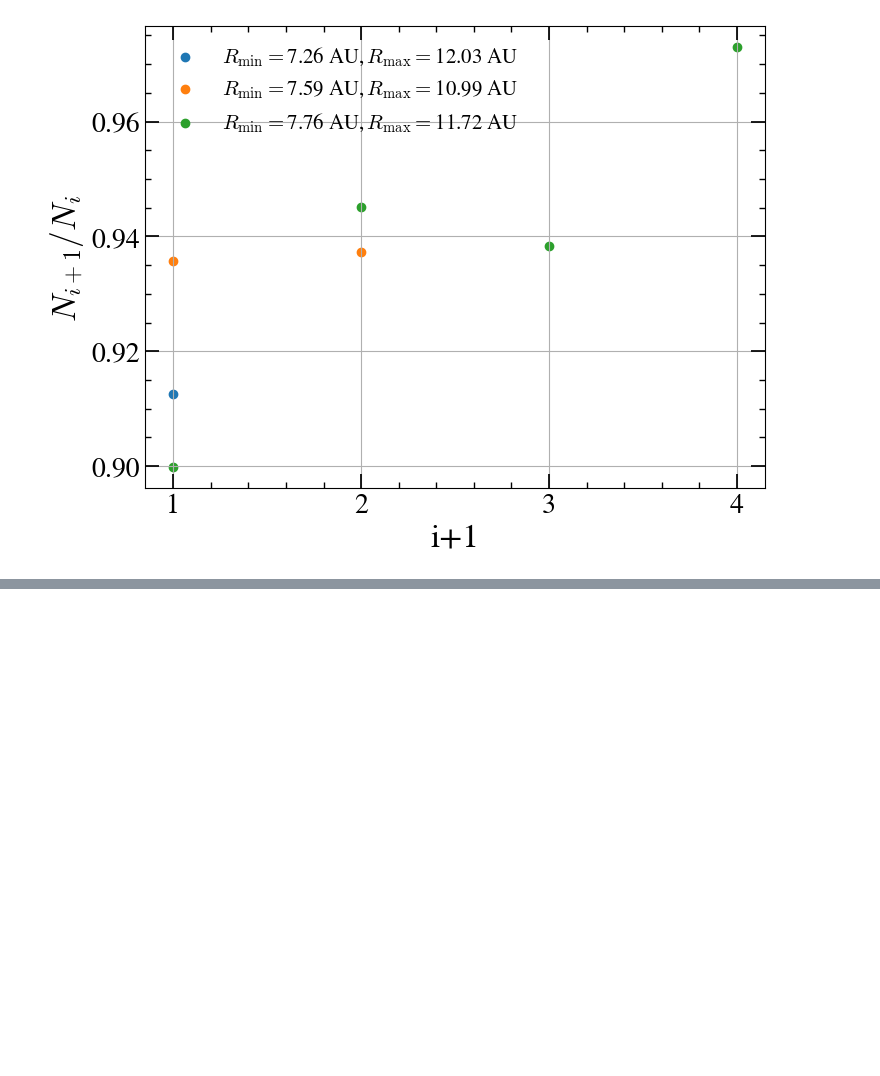
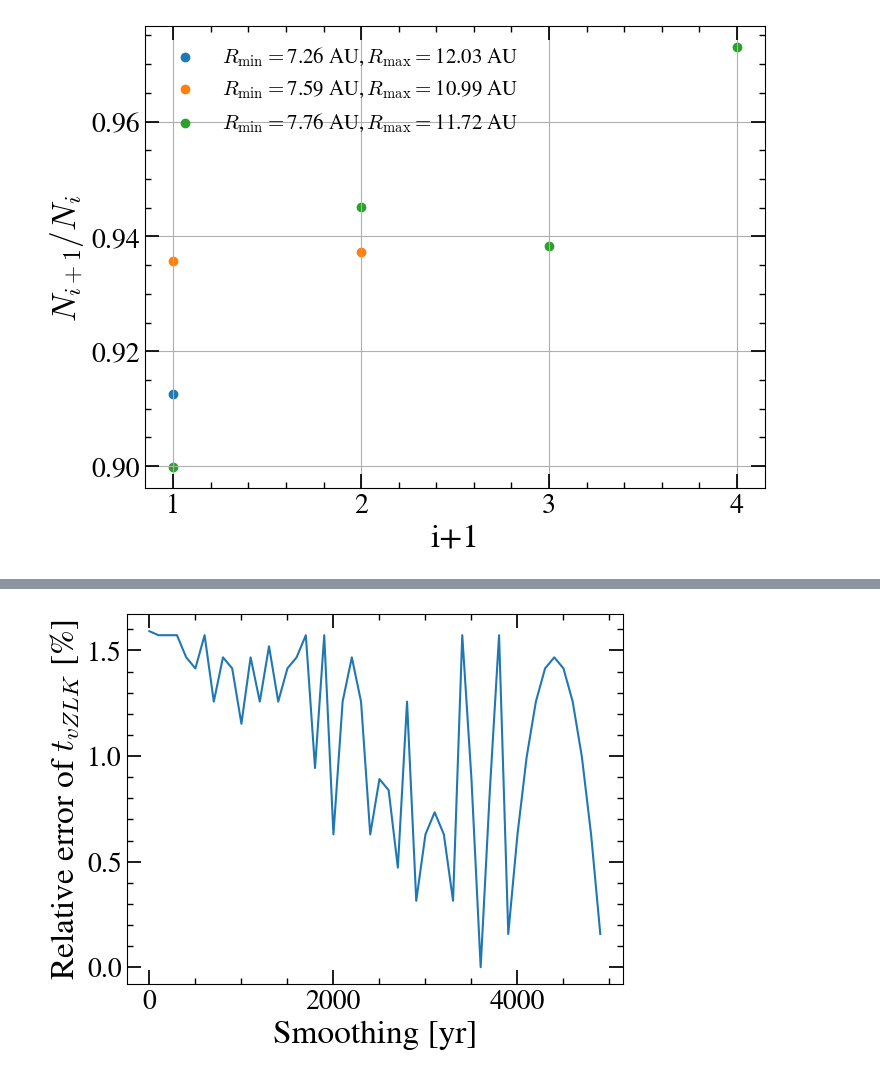
Before and after one commit to LucasPouw/amuse-KL, a Jupyter notebook: plotting/initial_mass.ipynb, the cells around one changed output, grey strips where cells are left out. Saved outputs shown, nothing was run; the diff lists cells and outputs as text; code cells hidden in the pictures; blank space fills up the shorter version.

Commit message:
Empirical vZLK calculations using periodogram

```diff
--- a/plotting/initial_mass.ipynb
+++ b/plotting/initial_mass.ipynb
@@ -188,0 +319,21 @@ plt.show()
+# %%
+t_expected = 47.7 * 1e3 #yr
+
+Ns = np.arange(5000,step=100)
+rel_errs = []
+for N in Ns:
+    if N == 0:
+        N = 1
+    freq_peaks = incl_periodogram(N, False)
+    t_emp = 1/freq_peaks[0]
+    rel_err = ((t_emp - t_expected)/t_expected)*100
+    rel_errs.append(rel_err)
+    # print(f"We find a vZLK timescale of {t_emp} yr")
+    # print(f'That is a relative error of {((t_emp - t_expected)/t_expected)*100:.2f}%')
+
+plt.plot(Ns,rel_errs)
+plt.ylabel(r'Relative error of $t_{vZLK}$ [%]')
+plt.xlabel(f'Smoothing [yr]')
+plt.show()
+# %% [output]
+[figure, added]
```
Also changed, not shown: parts of 3 cells of this notebook.
